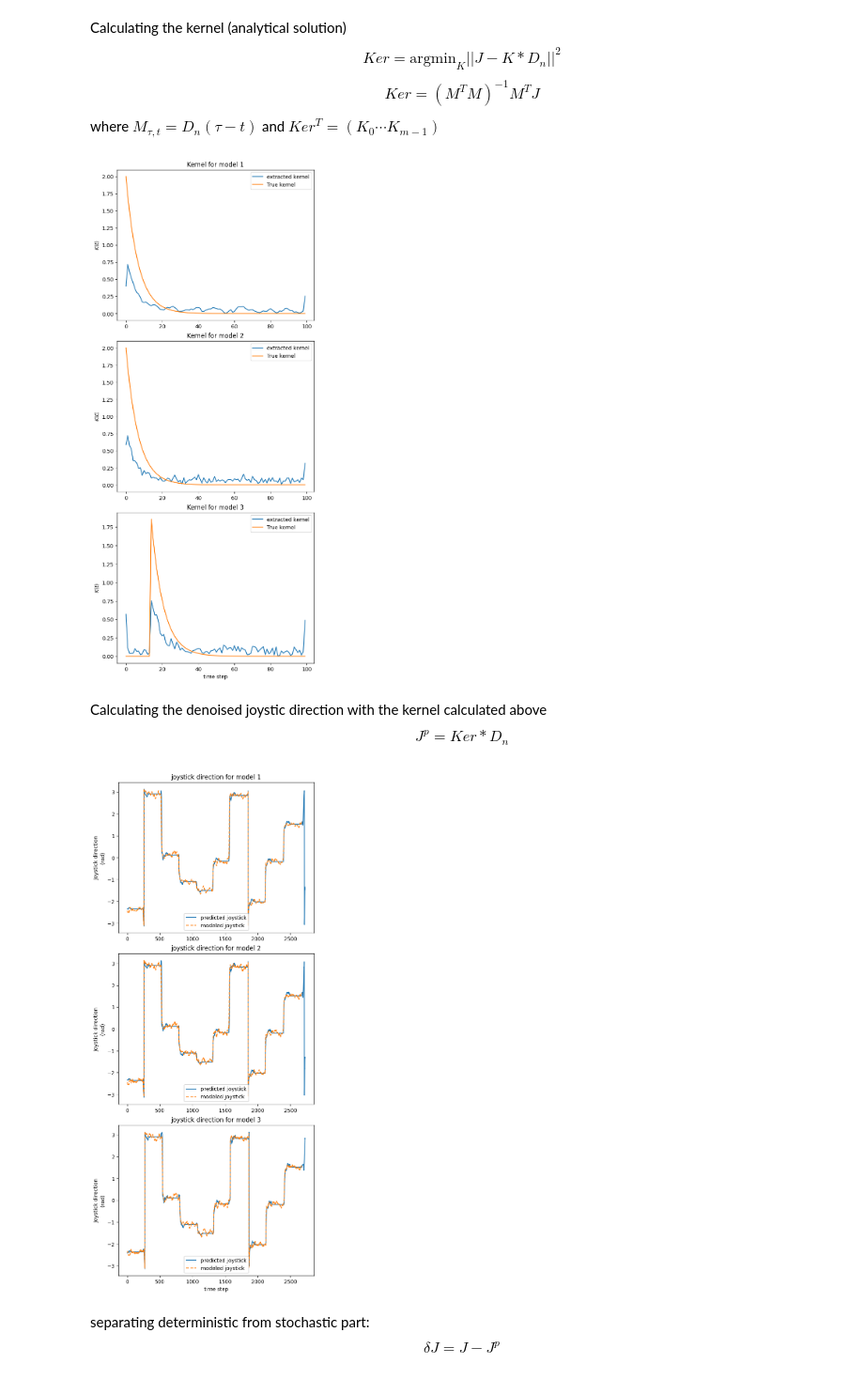
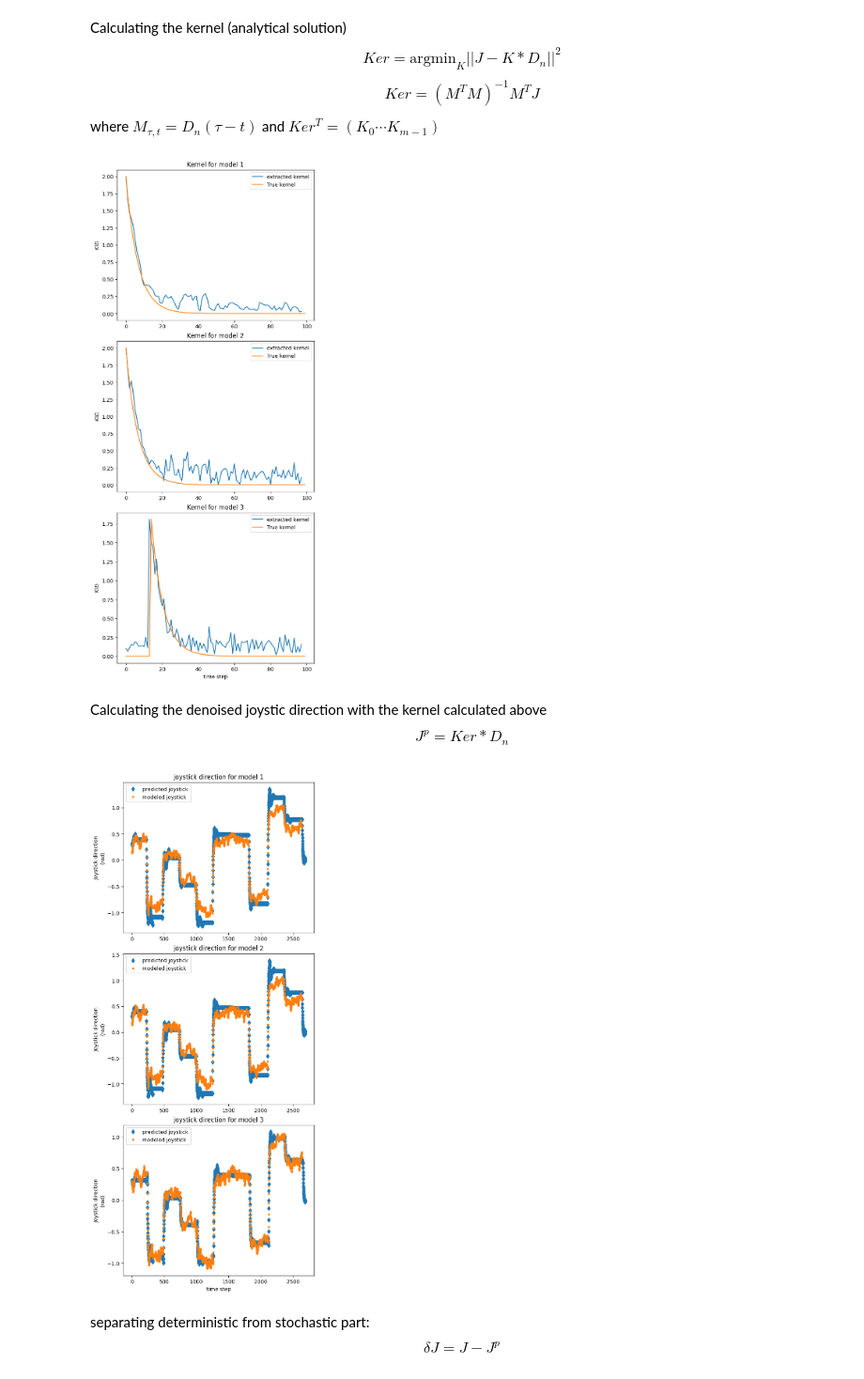
Before and after one commit to SocCog-Team/CPR-modeling, a Jupyter notebook: PhD_jupyter.ipynb, the cells around one changed output. Shown: that part at 94% size. Saved outputs shown, nothing was run; the diff lists cells and outputs as text; code cells hidden in the pictures.

```diff
--- a/PhD_jupyter.ipynb
+++ b/PhD_jupyter.ipynb
@@ -86,8 +86,11 @@ ker_th2 = np.exp(-list_t/tau)/tau
 ker_th3 = np.exp(-(list_t-lag)/tau)/tau * np.heaviside(list_t-lag,0.5)
 # %%
 fig, ax = plt.subplots(3,constrained_layout=True,figsize=(6,14))
+list_ratio = []
 for (k,ker),ker_th in zip(enumerate([ker1,ker2,ker3]),[ker_th1,ker_th2,ker_th3]):
-    ax[k].plot(np.abs(ker*6),label='extracted kernel')
+    ratio = np.max(np.abs(ker_th))/np.max(np.abs(ker[1:-1])) # multiplicative ratio that doesn't affect the characteristic time
+    list_ratio.append(ratio)
+    ax[k].plot(np.abs(ker[1:-1]*ratio),label='extracted kernel')
     ax[k].plot(np.abs(ker_th),label='True kernel')
     ax[k].set_title('Kernel for model '+str(k+1))
     ax[k].set_ylabel(r'$K(t)$')
@@ -95,26 +98,26 @@ for (k,ker),ker_th in zip(enumerate([ker1,ker2,ker3]),[ker_th1,ker_th2,ker_th3])
 ax[k].set_xlabel('time step')
 plt.show()
 # %% [output]
-[figure, old version]
+[figure, new version]
 # %% [markdown]
 Calculating the denoised joystic direction with the kernel calculated above
 $$J^{p}= Ker\ast D_n$$
 # %%
-J_p1 = np.convolve(ker1,D_n,mode='same')
-J_p2 = np.convolve(ker2,D_n,mode='same')
-J_p3 = np.convolve(ker3,D_n,mode='same')
+J_p1 = np.convolve(list_ratio[0]*ker1,D_n,mode='same')*dt
+J_p2 = np.convolve(list_ratio[1]*ker2,D_n,mode='same')*dt
+J_p3 = np.convolve(list_ratio[2]*ker3,D_n,mode='same')*dt
 # %%
 fig, ax = plt.subplots(3,constrained_layout=True,figsize=(6,14))
 for (k,J_p),J in zip(enumerate([J_p1,J_p2,J_p3]),[J1,J2,J3]):
-    ax[k].plot(np.angle(J_p),label='predicted joystick')
-    ax[k].plot(np.angle(J)[50:],'--',label='modeled joystick')
+    ax[k].plot(np.real(J_p),'d',label='predicted joystick')
+    ax[k].plot(np.real(J)[50:],'.',label='modeled joystick')
     ax[k].set_title('joystick direction for model '+str(k+1))
     ax[k].set_ylabel('Joystick direction\n(rad)')
     ax[k].legend()
 ax[k].set_xlabel('time step')
 plt.show()
 # %% [output]
-[figure, old version]
+[figure, new version]
 # %% [markdown]
 separating deterministic from stochastic part:
 $$\delta J = J - J^{p}$$
```
Also changed, not shown: parts of 7 cells of this notebook.
